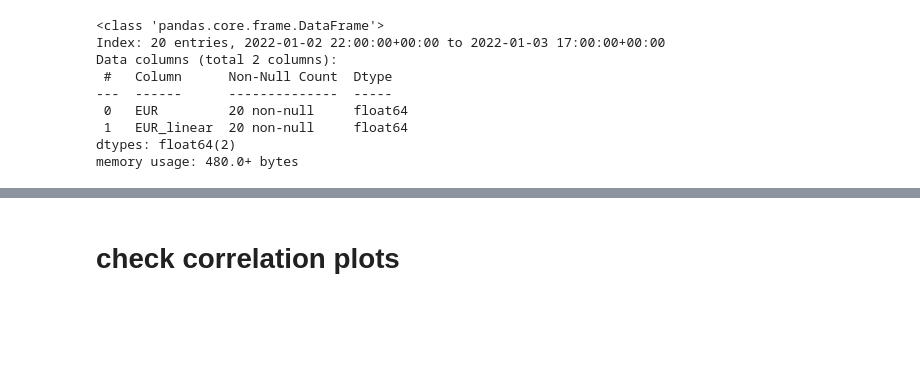
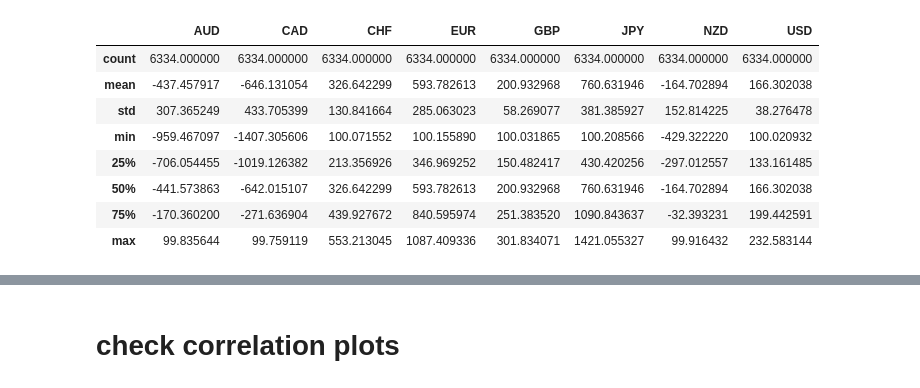
Before and after one commit to alexcolls/rex-ai, a Jupyter notebook: notebooks/paul/03-arima_for_currency_idxs.ipynb, the cells around one changed output, grey strips where cells are left out. Saved outputs shown, nothing was run; the diff lists cells and outputs as text; code cells hidden in the pictures; blank space fills up the shorter version.

```diff
--- a/notebooks/paul/03-arima_for_currency_idxs.ipynb
+++ b/notebooks/paul/03-arima_for_currency_idxs.ipynb
@@ -30,12 +27,12 @@ df = df[['EUR']][:20]
 # %%
-df.info()
+df.describe()
 # %% [output]
-<class 'pandas.core.frame.DataFrame'>
-Index: 20 entries, 2022-01-02 22:00:00+00:00 to 2022-01-03 17:00:00+00:00
-Data columns (total 2 columns):
- #   Column      Non-Null Count  Dtype
----  ------      --------------  -----
- 0   EUR         20 non-null     float64
- 1   EUR_linear  20 non-null     float64
-dtypes: float64(2)
-memory usage: 480.0+ bytes
+|  | AUD | CAD | CHF | EUR | GBP | JPY | NZD | USD |
+| count | 6334.000000 | 6334.000000 | 6334.000000 | 6334.000000 | 6334.000000 | 6334.000000 | 6334.000000 | 6334.000000 |
+| mean | -437.457917 | -646.131054 | 326.642299 | 593.782613 | 200.932968 | 760.631946 | -164.702894 | 166.302038 |
+| std | 307.365249 | 433.705399 | 130.841664 | 285.063023 | 58.269077 | 381.385927 | 152.814225 | 38.276478 |
+| min | -959.467097 | -1407.305606 | 100.071552 | 100.155890 | 100.031865 | 100.208566 | -429.322220 | 100.020932 |
+| 25% | -706.054455 | -1019.126382 | 213.356926 | 346.969252 | 150.482417 | 430.420256 | -297.012557 | 133.161485 |
+| 50% | -441.573863 | -642.015107 | 326.642299 | 593.782613 | 200.932968 | 760.631946 | -164.702894 | 166.302038 |
+| 75% | -170.360200 | -271.636904 | 439.927672 | 840.595974 | 251.383520 | 1090.843637 | -32.393231 | 199.442591 |
+| max | 99.835644 | 99.759119 | 553.213045 | 1087.409336 | 301.834071 | 1421.055327 | 99.916432 | 232.583144 |
```
Also changed, not shown: parts of 31 cells of this notebook, 1 other file.
